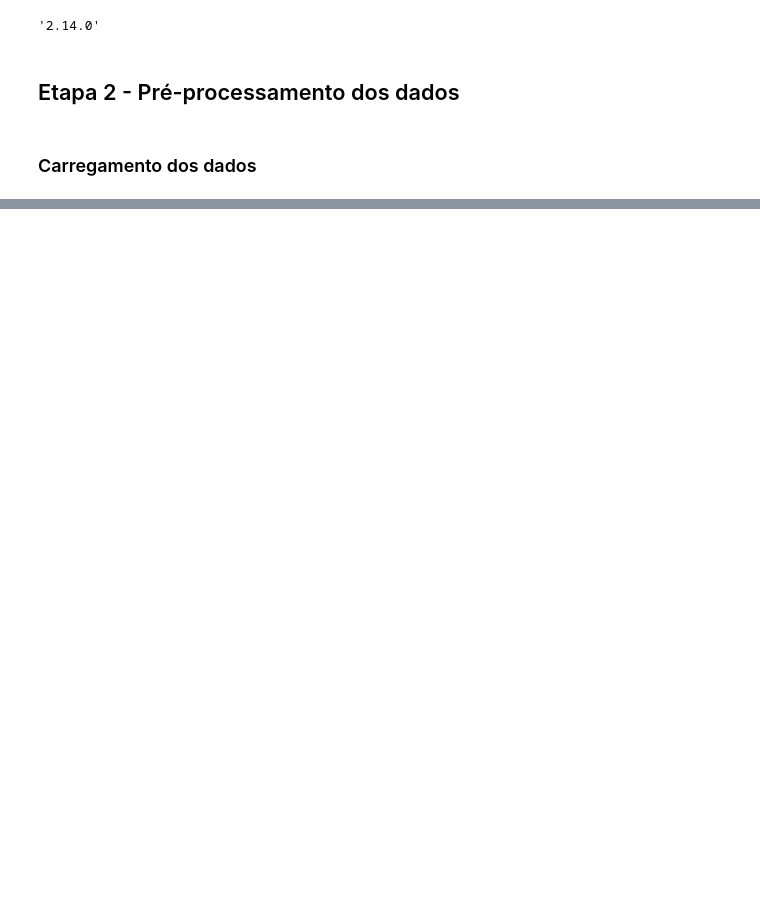
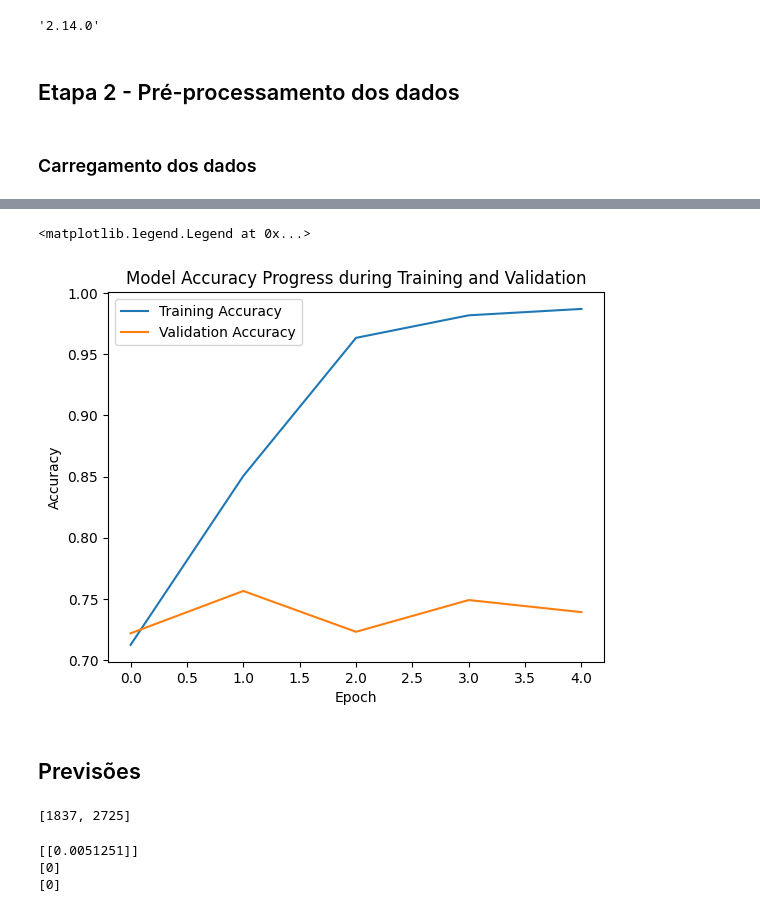
Before and after one commit to sapon-tcc/sanpon-machine-learn-data-analysis, a Jupyter notebook: main.ipynb, the cells around one changed output, grey strips where cells are left out. Saved outputs shown, nothing was run; the diff lists cells and outputs as text; code cells hidden in the pictures; blank space fills up the shorter version.

```diff
--- a/main.ipynb
+++ b/main.ipynb
@@ -65,0 +505,33 @@ print(df.head())
+# %%
+plt.plot(history.history["accuracy"])
+plt.plot(history.history["val_accuracy"])
+plt.title('Model Accuracy Progress during Training and Validation')
+plt.xlabel('Epoch')
+plt.ylabel('Accuracy')
+plt.legend(['Training Accuracy', 'Validation Accuracy'])
+# %% [output]
+<matplotlib.legend.Legend at 0x...>
+[figure, added]
+# %% [markdown]
+## Previsões
+# %%
+text = """uma bosta, uma merda"""
+
+text = clean_tweet2(clean_tweet(text))
+
+
+text = tokenizer.encode(text)
+text
+# %% [output]
+[1837, 2725]
+# %%
+prev = Dcnn(np.array([text]), training=False).numpy()
+
+
+print(prev)
+print(np.argmax(prev, axis=1))
+print(np.argmin(prev, axis=1))
+# %% [output]
+[[0.0051251]]
+[0]
+[0]
```
Also changed, not shown: parts of 68 cells of this notebook, 2 other files.
